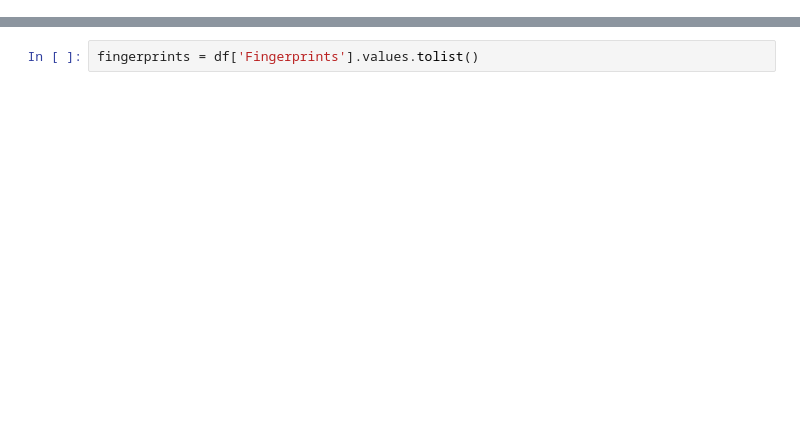
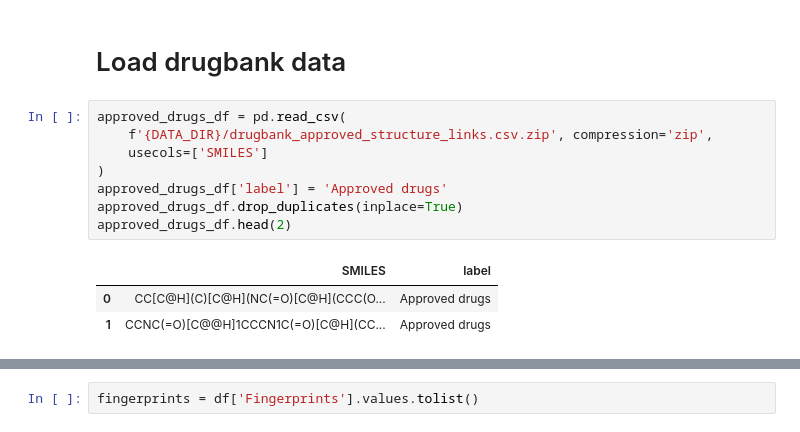
Before and after one commit to Fraunhofer-ITMP/patent-clinical-candidate-characteristics, a Jupyter notebook: notebooks/TSNE plot.ipynb, the cells around one changed output, grey strips where cells are left out. Drawn from its saved outputs; the diff is of its cells as text; blank space fills up the shorter version.

```diff
--- a/notebooks/TSNE plot.ipynb
+++ b/notebooks/TSNE plot.ipynb
@@ -127,0 +41,14 @@ df.head(10)
+# %% [markdown]
+# Load drugbank data
+# %%
+approved_drugs_df = pd.read_csv(
+    f'{DATA_DIR}/drugbank_approved_structure_links.csv.zip', compression='zip',
+    usecols=['SMILES']
+)
+approved_drugs_df['label'] = 'Approved drugs'
+approved_drugs_df.drop_duplicates(inplace=True)
+approved_drugs_df.head(2)
+# %% [output]
+|  | SMILES | label |
+| 0 | CC[C@H](C)[C@H](NC(=O)[C@H](CCC(O... | Approved drugs |
+| 1 | CCNC(=O)[C@@H]1CCCN1C(=O)[C@H](CC... | Approved drugs |
```
Also changed, not shown: parts of 51 cells of this notebook.
